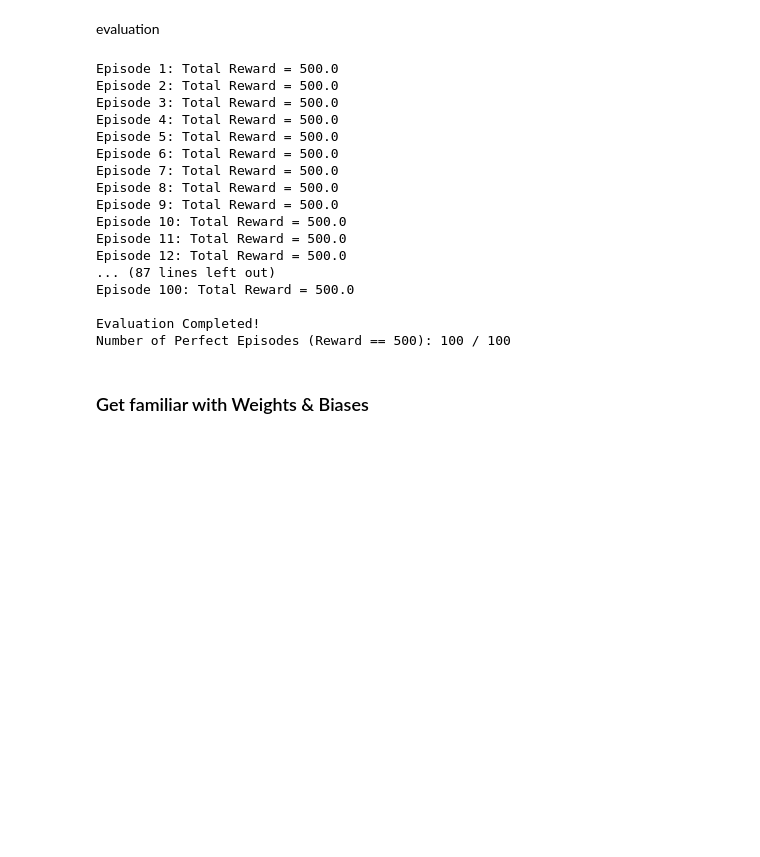
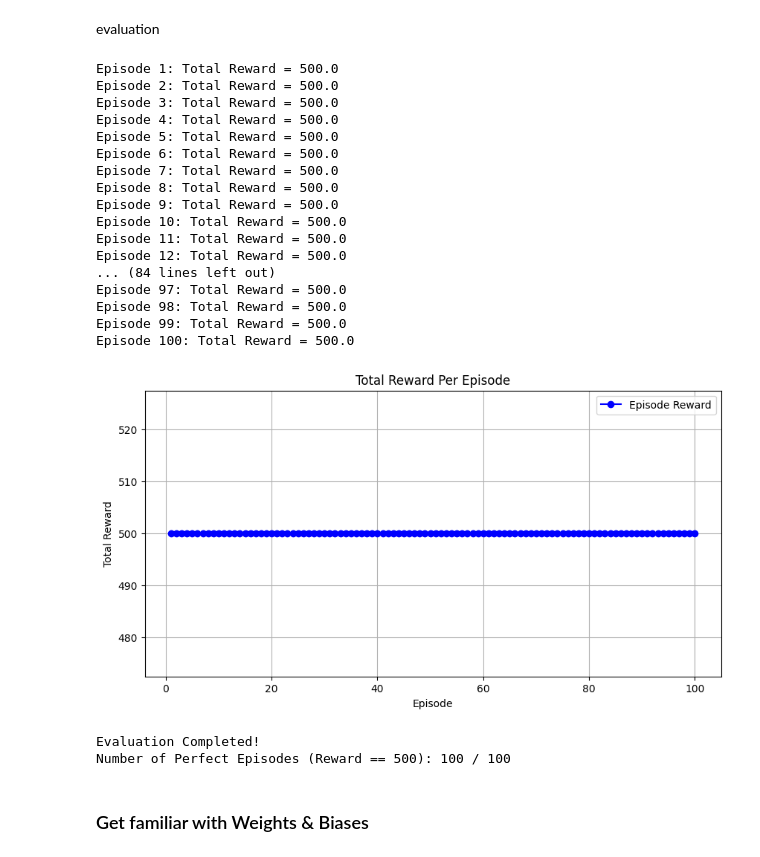
Before and after one commit to MohammedOussamaBEN/Reinforcement-learning, a Jupyter notebook: a2c_sb3_cartpole.ipynb, the cells around one changed output. Cells and saved outputs as stored; diff of their text form; code cells hidden in the pictures; blank space fills up the shorter version.

```diff
--- a/a2c_sb3_cartpole.ipynb
+++ b/a2c_sb3_cartpole.ipynb
@@ -164,6 +162,7 @@ import gymnasium as gym
 from stable_baselines3 import A2C
 from stable_baselines3.common.monitor import Monitor
 from huggingface_sb3 import load_from_hub
+import matplotlib.pyplot as plt
 
 # Define your Hugging Face repository and model file
 repo_id = "oussamab2n/a2c-cartpole"
@@ -180,6 +179,7 @@ eval_env = Monitor(eval_env)
 # Initialize tracking variables
 num_episodes = 100
 perfect_episodes = 0
+episode_rewards = []  # List to store the reward of each episode
 
 # Run evaluation for 100 episodes
 for episode in range(num_episodes):
@@ -192,39 +192,53 @@ for episode in range(num_episodes):
         obs, reward, terminated, truncated, _ = eval_env.step(action)  # Gymnasium returns terminated & truncated
         done = terminated or truncated  # Handle both termination and truncation cases
         total_reward += reward
 
+    # Store the total reward for each episode
+    episode_rewards.append(total_reward)
+
     # Check if the episode reached a total reward of 500
     if total_reward == 500:
         perfect_episodes += 1
 
     print(f"Episode {episode+1}: Total Reward = {total_reward}")
 
+# Plot the total reward for each episode
+plt.figure(figsize=(10, 5))
+plt.plot(range(1, num_episodes + 1), episode_rewards, marker="o", linestyle="-", color="b", label="Episode Reward")
+plt.xlabel("Episode")
+plt.ylabel("Total Reward")
+plt.title("Total Reward Per Episode")
+plt.legend()
+plt.grid()
+plt.show()
 
-
-# final results
+# Final results
 print("\nEvaluation Completed!")
 print(f"Number of Perfect Episodes (Reward == 500): {perfect_episodes} / {num_episodes}")
 
 # Close the environment
 eval_env.close()
 # %% [output]
 Episode 1: Total Reward = 500.0
 Episode 2: Total Reward = 500.0
 Episode 3: Total Reward = 500.0
 Episode 4: Total Reward = 500.0
 Episode 5: Total Reward = 500.0
 Episode 6: Total Reward = 500.0
 Episode 7: Total Reward = 500.0
 Episode 8: Total Reward = 500.0
 Episode 9: Total Reward = 500.0
 Episode 10: Total Reward = 500.0
 Episode 11: Total Reward = 500.0
 Episode 12: Total Reward = 500.0
-... (87 lines left out)
+... (84 lines left out)
+Episode 97: Total Reward = 500.0
+Episode 98: Total Reward = 500.0
+Episode 99: Total Reward = 500.0
 Episode 100: Total Reward = 500.0
-
-Evaluation Completed!
-Number of Perfect Episodes (Reward == 500): 100 / 100
+[figure, added]
+Evaluation Completed!
+Number of Perfect Episodes (Reward == 500): 100 / 100
 # %% [markdown]
 ### Get familiar with Weights & Biases
 # %%
```
Also changed, not shown: parts of 1 cell of this notebook.
